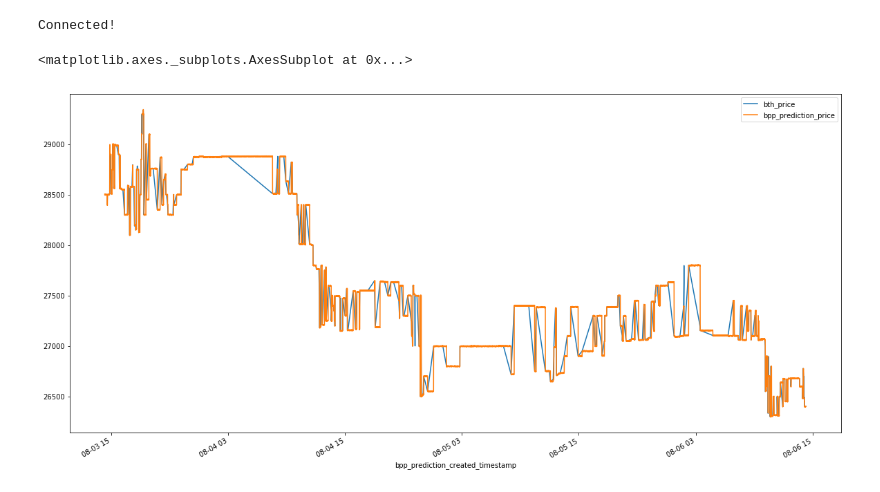
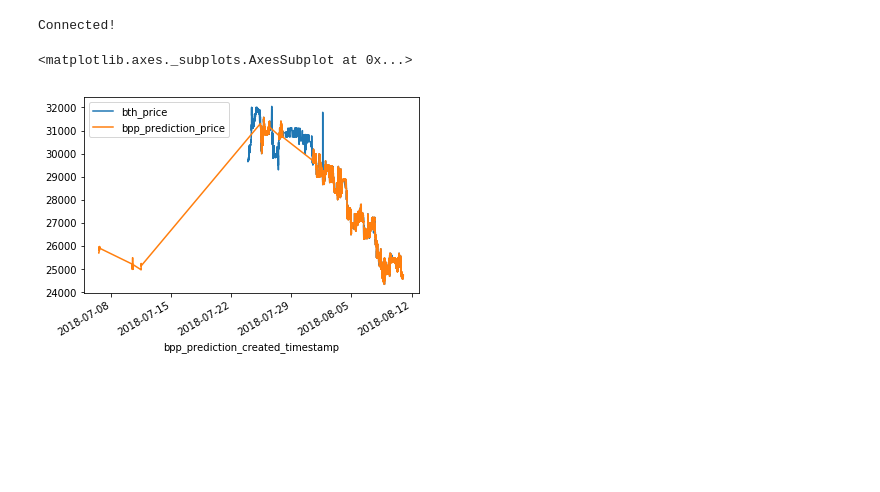
Before and after one commit to fabio-stein/GBot, a Jupyter notebook: notebook/analyser.ipynb, the cells around one changed output. Drawn from its saved outputs; the diff is of its cells as text; code cells hidden in the pictures; blank space fills up the shorter version.

```diff
--- a/notebook/analyser.ipynb
+++ b/notebook/analyser.ipynb
@@ -27,15 +27,15 @@ if not conn.closed:
 # %% [output]
 Connected!
 # %%
-trade_history = pd.read_sql_query("SELECT * FROM braziliex_trade_history WHERE bth_timestamp >= (now() - interval '72 HOUR') AND bth_market = 'btc_brl'", conn)
+trade_history = pd.read_sql_query("SELECT * FROM braziliex_trade_history WHERE bth_timestamp >= (now() - interval '1000 HOUR') AND bth_market = 'btc_brl'", conn)
 #data.plot(x="bth_timestamp", y="bth_price")
-price_prediction = pd.read_sql_query("SELECT * FROM braziliex_price_prediction WHERE bpp_prediction_for_timestamp >= (now() - interval '72 HOUR')", conn);
+price_prediction = pd.read_sql_query("SELECT * FROM braziliex_price_prediction WHERE bpp_prediction_for_timestamp >= (now() - interval '1000 HOUR')", conn);
 trade_history.head()
 ax = trade_history.plot(x="bth_timestamp", y="bth_price")
 price_prediction.plot(ax=ax, x="bpp_prediction_created_timestamp",y="bpp_prediction_price")
 # %% [output]
 <matplotlib.axes._subplots.AxesSubplot at 0x...>
-[figure, old version]
+[figure, new version]
 # %%
 columns = ["prev_price", "curr_price","next_price"]
 priceinfo = pd.DataFrame(columns=columns)
```
Also changed, not shown: parts of 3 cells of this notebook, 3 other files.
